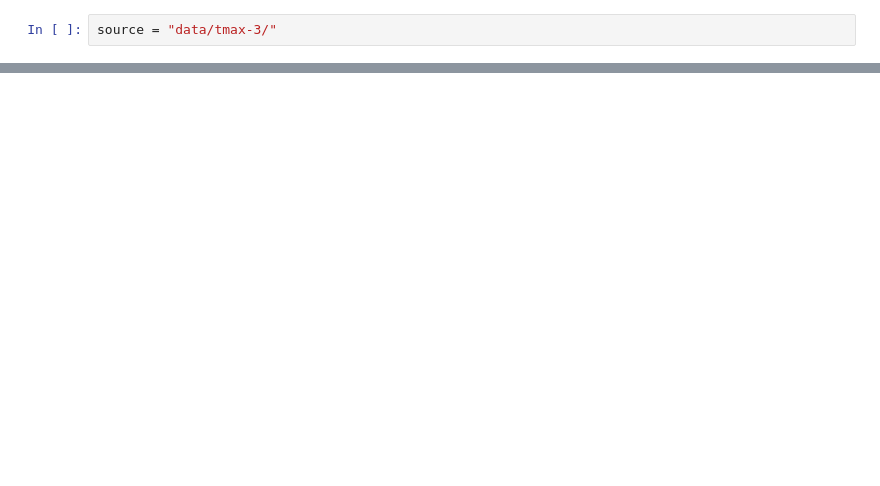
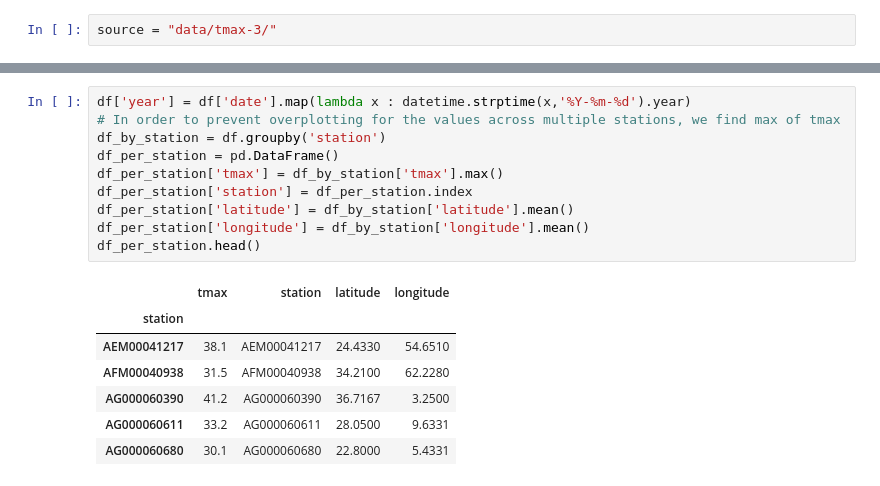
Before and after one commit to meghan14/big_data_projects_python, a Jupyter notebook: data_visualization_a3/weather_plot.py.ipynb, the cells around one changed output, grey strips where cells are left out. Drawn from its saved outputs; the diff is of its cells as text; blank space fills up the shorter version.

```diff
--- a/data_visualization_a3/weather_plot.py.ipynb
+++ b/data_visualization_a3/weather_plot.py.ipynb
@@ -42,0 +33,18 @@ plt.show()
+# %%
+df['year'] = df['date'].map(lambda x : datetime.strptime(x,'%Y-%m-%d').year)
+# In order to prevent overplotting for the values across multiple stations, we find max of tmax
+df_by_station = df.groupby('station')
+df_per_station = pd.DataFrame()
+df_per_station['tmax'] = df_by_station['tmax'].max()
+df_per_station['station'] = df_per_station.index
+df_per_station['latitude'] = df_by_station['latitude'].mean()
+df_per_station['longitude'] = df_by_station['longitude'].mean()
+df_per_station.head()
+# %% [output]
+|  | tmax | station | latitude | longitude |
+| station |  |  |  |  |
+| AEM00041217 | 38.1 | AEM00041217 | 24.4330 | 54.6510 |
+| AFM00040938 | 31.5 | AFM00040938 | 34.2100 | 62.2280 |
+| AG000060390 | 41.2 | AG000060390 | 36.7167 | 3.2500 |
+| AG000060611 | 33.2 | AG000060611 | 28.0500 | 9.6331 |
+| AG000060680 | 30.1 | AG000060680 | 22.8000 | 5.4331 |
```
Also changed, not shown: parts of 5 cells of this notebook, 1 other file.
